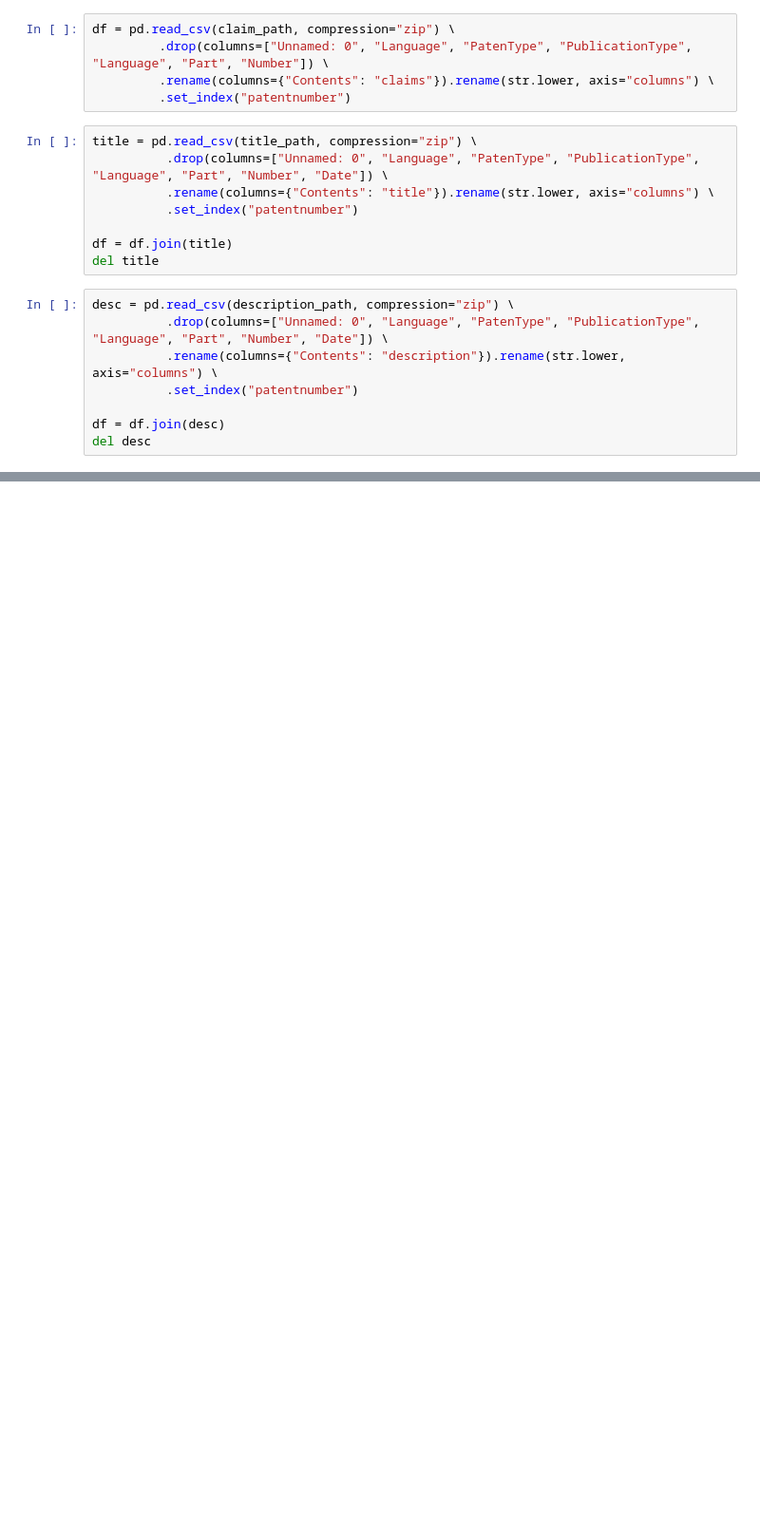
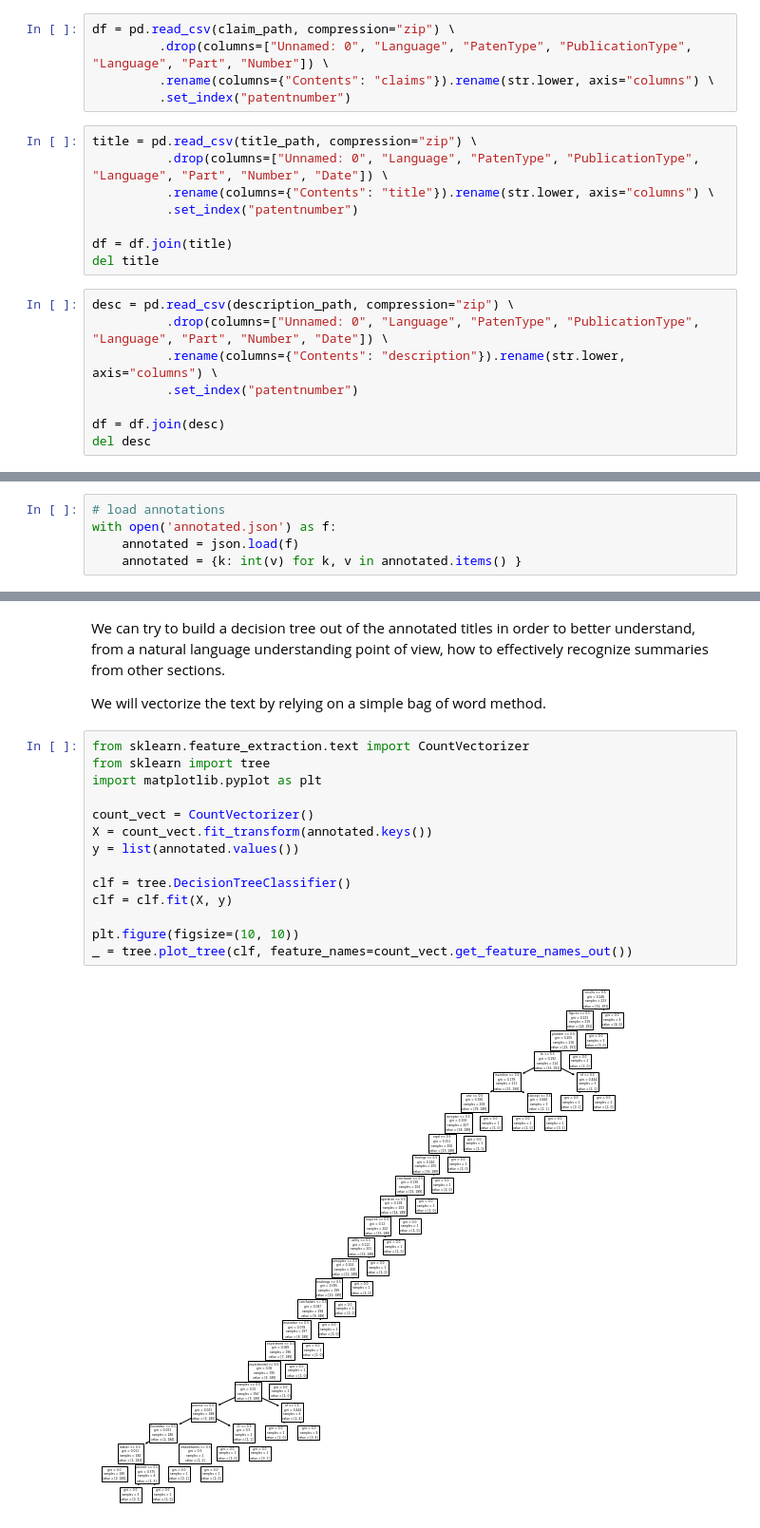
Before and after one commit to NLPNice/final-project, a Jupyter notebook: preprocessing/Preprocessing.ipynb, the cells around one changed output, grey strips where cells are left out. Shown at 95% size. Drawn from its saved outputs; the diff is of its cells as text; blank space fills up the shorter version.

```diff
--- a/preprocessing/Preprocessing.ipynb
+++ b/preprocessing/Preprocessing.ipynb
@@ -180,0 +134,5 @@ dataset.to_csv("summaries_claims.csv")
+# %%
+# load annotations
+with open('annotated.json') as f:
+    annotated = json.load(f)
+    annotated = {k: int(v) for k, v in annotated.items() }
@@ -180,0 +148,20 @@ dataset.to_csv("summaries_claims.csv")
+# %% [markdown]
+We can try to build a decision tree out of the annotated titles in order to better understand, from a natural language understanding point of view, how to effectively recognize summaries from other sections.
+
+We will vectorize the text by relying on a simple bag of word method.
+# %%
+from sklearn.feature_extraction.text import CountVectorizer
+from sklearn import tree
+import matplotlib.pyplot as plt
+
+count_vect = CountVectorizer()
+X = count_vect.fit_transform(annotated.keys())
+y = list(annotated.values())
+
+clf = tree.DecisionTreeClassifier()
+clf = clf.fit(X, y)
+
+plt.figure(figsize=(10, 10))
+_ = tree.plot_tree(clf, feature_names=count_vect.get_feature_names_out())
+# %% [output]
+[figure, added]
```
Also changed, not shown: parts of 45 cells of this notebook, 3 other files.
